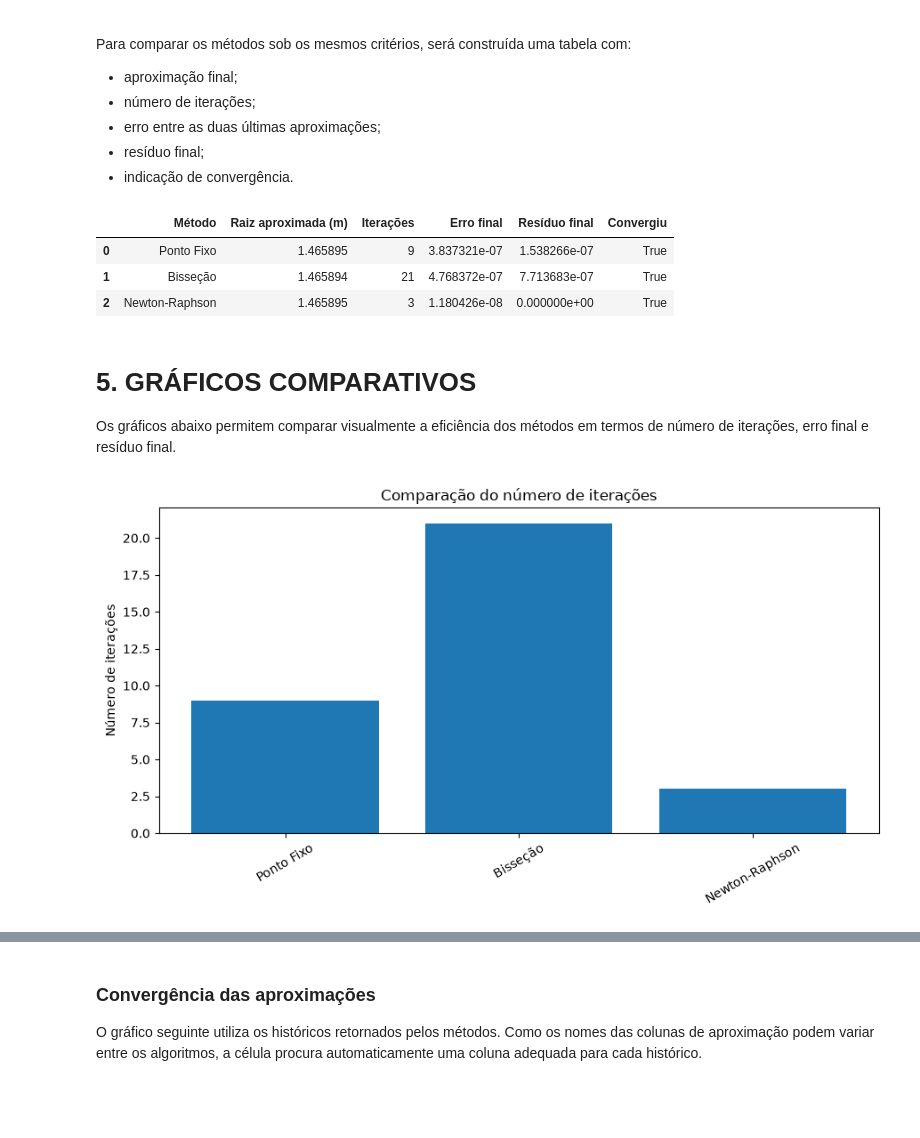
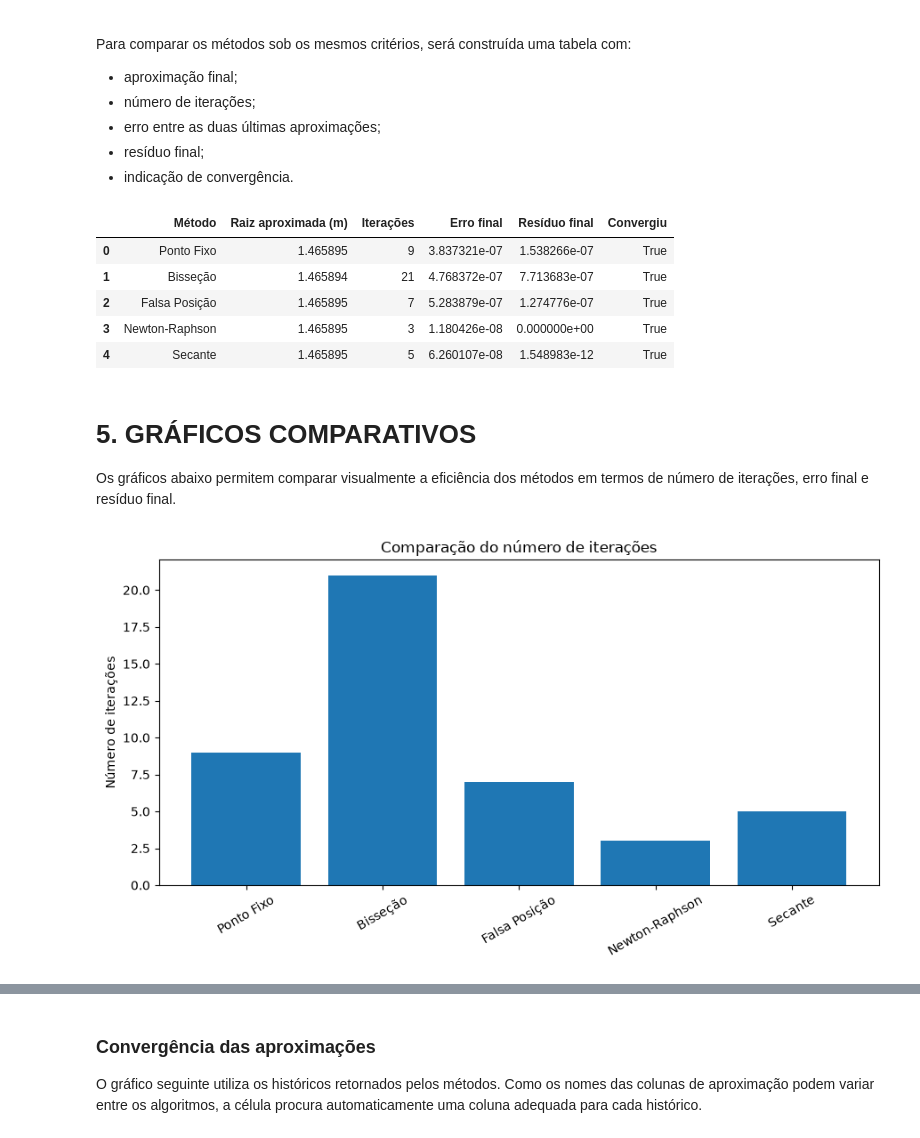
Before and after one commit to Amanda-Aziz/Projeto-de-Metodos-Num, a Jupyter notebook: notebooks/aplicacao_analise_comparativa_metodos_numericos.ipynb, the cells around one changed output, grey strips where cells are left out. Drawn from its saved outputs; the diff is of its cells as text; code cells hidden in the pictures; blank space fills up the shorter version.

```diff
--- a/notebooks/aplicacao_analise_comparativa_metodos_numericos.ipynb
+++ b/notebooks/aplicacao_analise_comparativa_metodos_numericos.ipynb
@@ -1109,34 +1161,36 @@ Para comparar os métodos sob os mesmos critérios, será construída uma tabela
 # %%
 resultados = {
     "Ponto Fixo": resultado_pf,
     "Bisseção": resultado_bis,
-    # "Falsa Posição": resultado_fp,
+    "Falsa Posição": resultado_fp,
     "Newton-Raphson": resultado_newton,
-    # "Secante": resultado_sec,
+    "Secante": resultado_sec,
 }
 
 dados_comparacao = []
 
 for metodo, resultado in resultados.items():
     dados_comparacao.append(
         {
             "Método": metodo,
             "Raiz aproximada (m)": resultado["raiz"],
             "Iterações": resultado["iteracoes"],
             "Erro final": resultado["erro"],
             "Resíduo final": resultado["residuo"],
             "Convergiu": resultado["convergiu"],
         }
     )
 
 tabela_comparativa = pd.DataFrame(dados_comparacao)
 
 tabela_comparativa
 # %% [output]
 |  | Método | Raiz aproximada (m) | Iterações | Erro final | Resíduo final | Convergiu |
 | 0 | Ponto Fixo | 1.465895 | 9 | 3.837321e-07 | 1.538266e-07 | True |
 | 1 | Bisseção | 1.465894 | 21 | 4.768372e-07 | 7.713683e-07 | True |
-| 2 | Newton-Raphson | 1.465895 | 3 | 1.180426e-08 | 0.000000e+00 | True |
+| 2 | Falsa Posição | 1.465895 | 7 | 5.283879e-07 | 1.274776e-07 | True |
+| 3 | Newton-Raphson | 1.465895 | 3 | 1.180426e-08 | 0.000000e+00 | True |
+| 4 | Secante | 1.465895 | 5 | 6.260107e-08 | 1.548983e-12 | True |
 # %% [markdown]
 <a id="graficos"></a>
 # 5. GRÁFICOS COMPARATIVOS
@@ -1154,7 +1208,7 @@ plt.xticks(rotation=30)
 plt.tight_layout()
 plt.show()
 # %% [output]
-[figure, old version]
+[figure, new version]
 # %%
 plt.figure(figsize=(9, 5))
 plt.bar(
```
Also changed, not shown: parts of 9 cells of this notebook.
